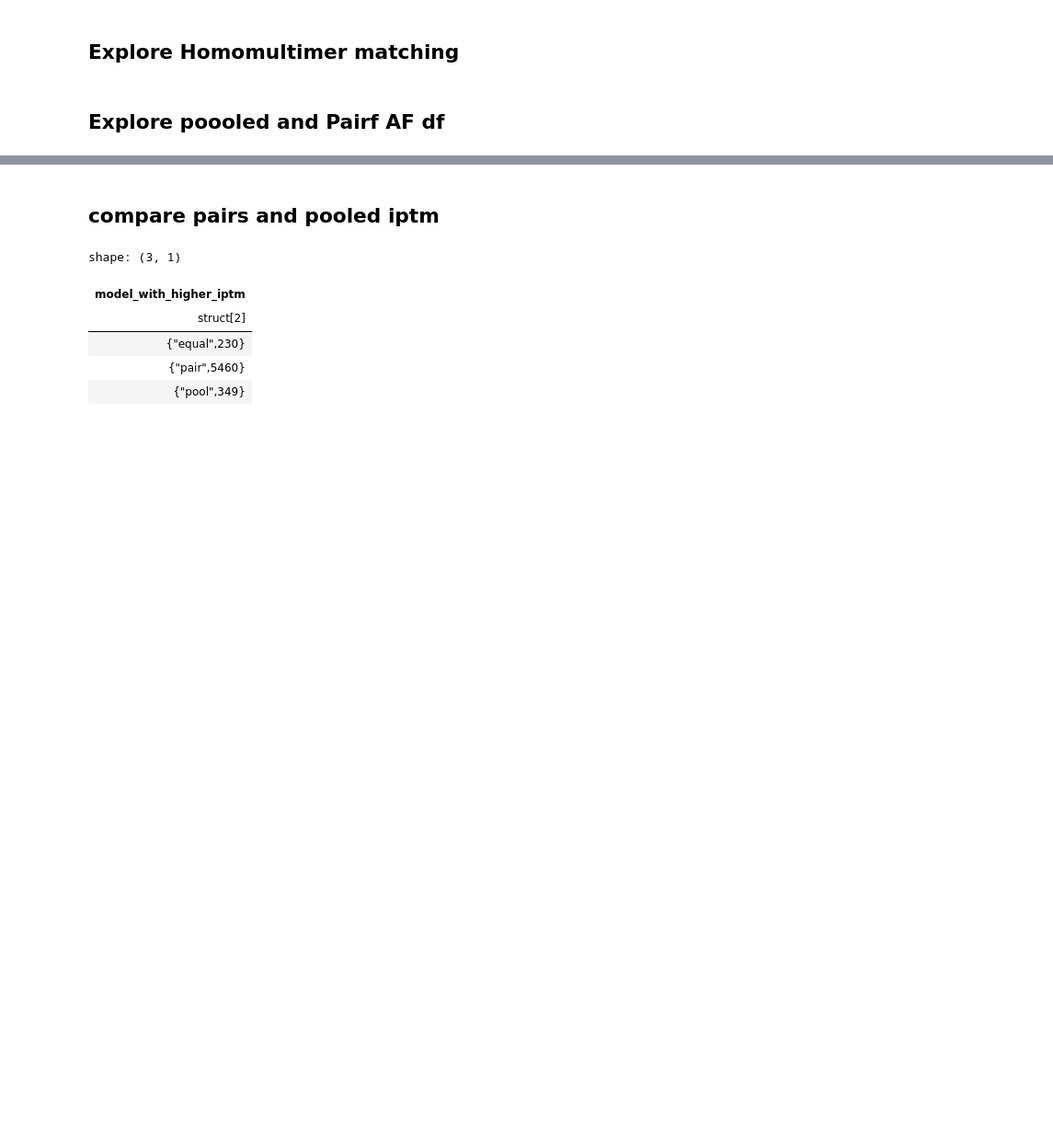
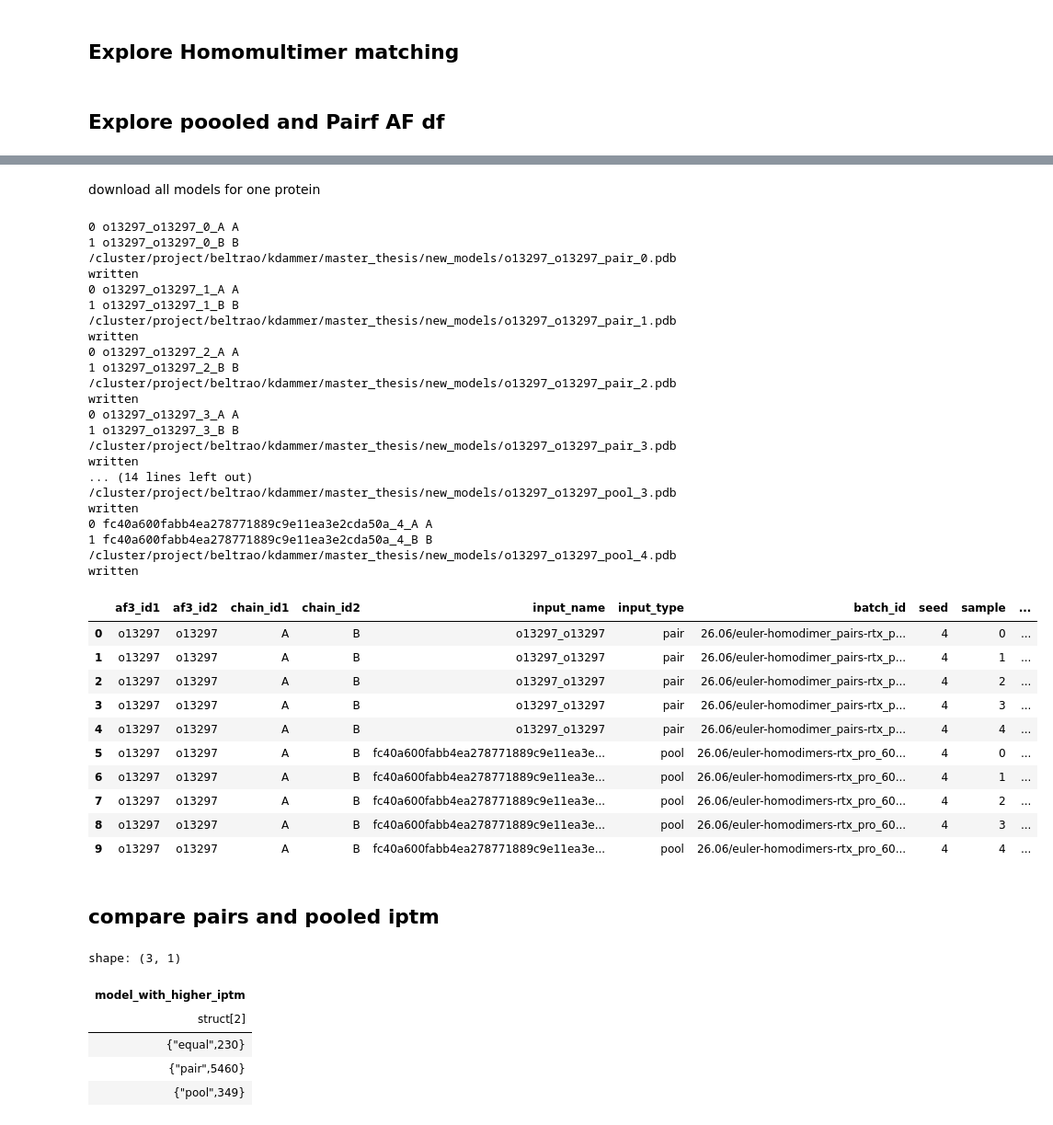
Before and after one commit to Kim-Dammer/master_thesis, a Jupyter notebook: notebooks/08_homomultimers.ipynb, the cells around one changed output, grey strips where cells are left out. Shown at 92% size. Cells and saved outputs as stored; diff of their text form; code cells hidden in the pictures; blank space fills up the shorter version.

```diff
--- a/notebooks/08_homomultimers.ipynb
+++ b/notebooks/08_homomultimers.ipynb
@@ -51,3 +55,49 @@ AttributeError: 'NoneType' object has no attribute 'level'
+# %% [markdown]
+download all models for one protein
+# %%
+import pooled_ppi.yeast_pools as yp
+
+out_dir = PRJ_ROOT / "new_models"
+out_dir.mkdir(exist_ok=True)
+
+af3_id = 'o13297'
+# no sample filter -> all samples (5 for pair, 5 for pool)
+models = yp.get_models(filters=[('af3_id1','==',af3_id), ('af3_id2','==',af3_id)])
+
+for i, row in models.iterrows():
+    path = out_dir / f'{row.af3_id1}_{row.af3_id2}_{row.input_type}_{row["sample"]}.pdb'
+    yp.save_predictions_db([row.db_id1, row.db_id2], str(path))
+    print(path, 'written')
+models
+# %% [output]
+0 o13297_o13297_0_A A
+1 o13297_o13297_0_B B
+/cluster/project/beltrao/kdammer/master_thesis/new_models/o13297_o13297_pair_0.pdb written
+0 o13297_o13297_1_A A
+1 o13297_o13297_1_B B
+/cluster/project/beltrao/kdammer/master_thesis/new_models/o13297_o13297_pair_1.pdb written
+0 o13297_o13297_2_A A
+1 o13297_o13297_2_B B
+/cluster/project/beltrao/kdammer/master_thesis/new_models/o13297_o13297_pair_2.pdb written
+0 o13297_o13297_3_A A
+1 o13297_o13297_3_B B
+/cluster/project/beltrao/kdammer/master_thesis/new_models/o13297_o13297_pair_3.pdb written
+... (14 lines left out)
+/cluster/project/beltrao/kdammer/master_thesis/new_models/o13297_o13297_pool_3.pdb written
+0 fc40a600fabb4ea278771889c9e11ea3e2cda50a_4_A A
+1 fc40a600fabb4ea278771889c9e11ea3e2cda50a_4_B B
+/cluster/project/beltrao/kdammer/master_thesis/new_models/o13297_o13297_pool_4.pdb written
+|  | af3_id1 | af3_id2 | chain_id1 | chain_id2 | input_name | input_type | batch_id | seed | sample | ... |
+| 0 | o13297 | o13297 | A | B | o13297_o13297 | pair | 26.06/euler-homodimer_pairs-rtx_p... | 4 | 0 | ... |
+| 1 | o13297 | o13297 | A | B | o13297_o13297 | pair | 26.06/euler-homodimer_pairs-rtx_p... | 4 | 1 | ... |
+| 2 | o13297 | o13297 | A | B | o13297_o13297 | pair | 26.06/euler-homodimer_pairs-rtx_p... | 4 | 2 | ... |
+| 3 | o13297 | o13297 | A | B | o13297_o13297 | pair | 26.06/euler-homodimer_pairs-rtx_p... | 4 | 3 | ... |
+| 4 | o13297 | o13297 | A | B | o13297_o13297 | pair | 26.06/euler-homodimer_pairs-rtx_p... | 4 | 4 | ... |
+| 5 | o13297 | o13297 | A | B | fc40a600fabb4ea278771889c9e11ea3e... | pool | 26.06/euler-homodimers-rtx_pro_60... | 4 | 0 | ... |
+| 6 | o13297 | o13297 | A | B | fc40a600fabb4ea278771889c9e11ea3e... | pool | 26.06/euler-homodimers-rtx_pro_60... | 4 | 1 | ... |
+| 7 | o13297 | o13297 | A | B | fc40a600fabb4ea278771889c9e11ea3e... | pool | 26.06/euler-homodimers-rtx_pro_60... | 4 | 2 | ... |
+| 8 | o13297 | o13297 | A | B | fc40a600fabb4ea278771889c9e11ea3e... | pool | 26.06/euler-homodimers-rtx_pro_60... | 4 | 3 | ... |
+| 9 | o13297 | o13297 | A | B | fc40a600fabb4ea278771889c9e11ea3e... | pool | 26.06/euler-homodimers-rtx_pro_60... | 4 | 4 | ... |
 # %%
 import polars as pl
 import foldcomp
```
Also changed, not shown: parts of 20 cells of this notebook, 16 other files.
